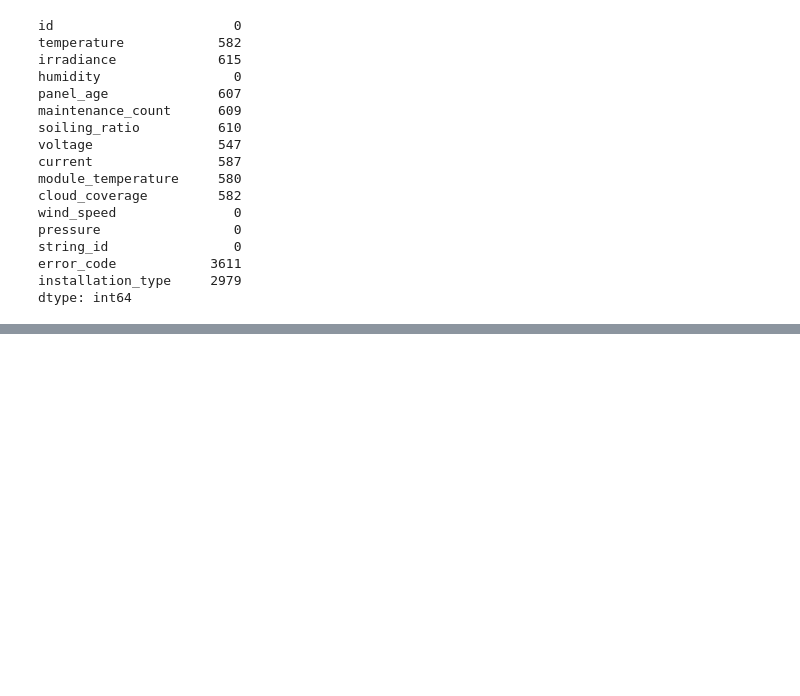
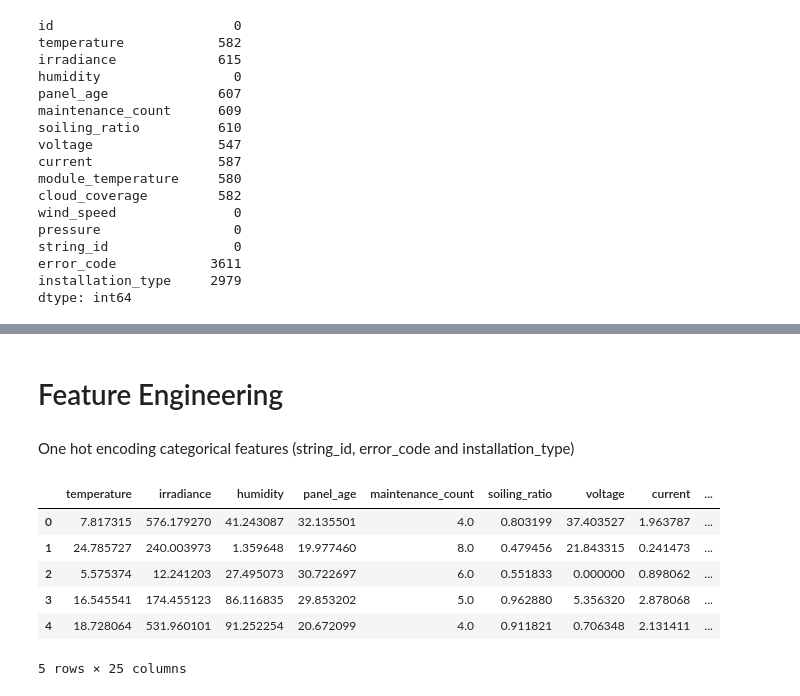
Before and after one commit to kncpem/Zelestra-ML-Challenge, a Jupyter notebook: ml1.ipynb, the cells around one changed output, grey strips where cells are left out. Cells and saved outputs as stored; diff of their text form; code cells hidden in the pictures; blank space fills up the shorter version.

```diff
--- a/ml1.ipynb
+++ b/ml1.ipynb
@@ -205,0 +234,30 @@ df.describe()
+# %%
+## drop the id ccolumn
+ids = filtered_df['id']
+filtered_df = filtered_df.drop(columns = ['id'])
+# %% [markdown]
+# Feature Engineering
+# %% [markdown]
+One hot encoding categorical features (string_id, error_code and installation_type)
+# %%
+# Specify the low‐cardinality categorical columns to one‐hot encode
+cols_to_encode = ['string_id', 'error_code', 'installation_type']
+
+# Perform one‐hot encoding using pandas.get_dummies
+filtered_df_encoded = pd.get_dummies(
+    filtered_df,
+    columns=cols_to_encode,
+    prefix=cols_to_encode,
+    drop_first=False  # keep all dummy columns (you can set True to avoid multicollinearity)
+)
+
+# View the first few rows of the encoded DataFrame
+filtered_df_encoded.head()
+# %% [output]
+|  | temperature | irradiance | humidity | panel_age | maintenance_count | soiling_ratio | voltage | current | ... |
+| 0 | 7.817315 | 576.179270 | 41.243087 | 32.135501 | 4.0 | 0.803199 | 37.403527 | 1.963787 | ... |
+| 1 | 24.785727 | 240.003973 | 1.359648 | 19.977460 | 8.0 | 0.479456 | 21.843315 | 0.241473 | ... |
+| 2 | 5.575374 | 12.241203 | 27.495073 | 30.722697 | 6.0 | 0.551833 | 0.000000 | 0.898062 | ... |
+| 3 | 16.545541 | 174.455123 | 86.116835 | 29.853202 | 5.0 | 0.962880 | 5.356320 | 2.878068 | ... |
+| 4 | 18.728064 | 531.960101 | 91.252254 | 20.672099 | 4.0 | 0.911821 | 0.706348 | 2.131411 | ... |
+5 rows × 25 columns
```
Also changed, not shown: parts of 35 cells of this notebook.
